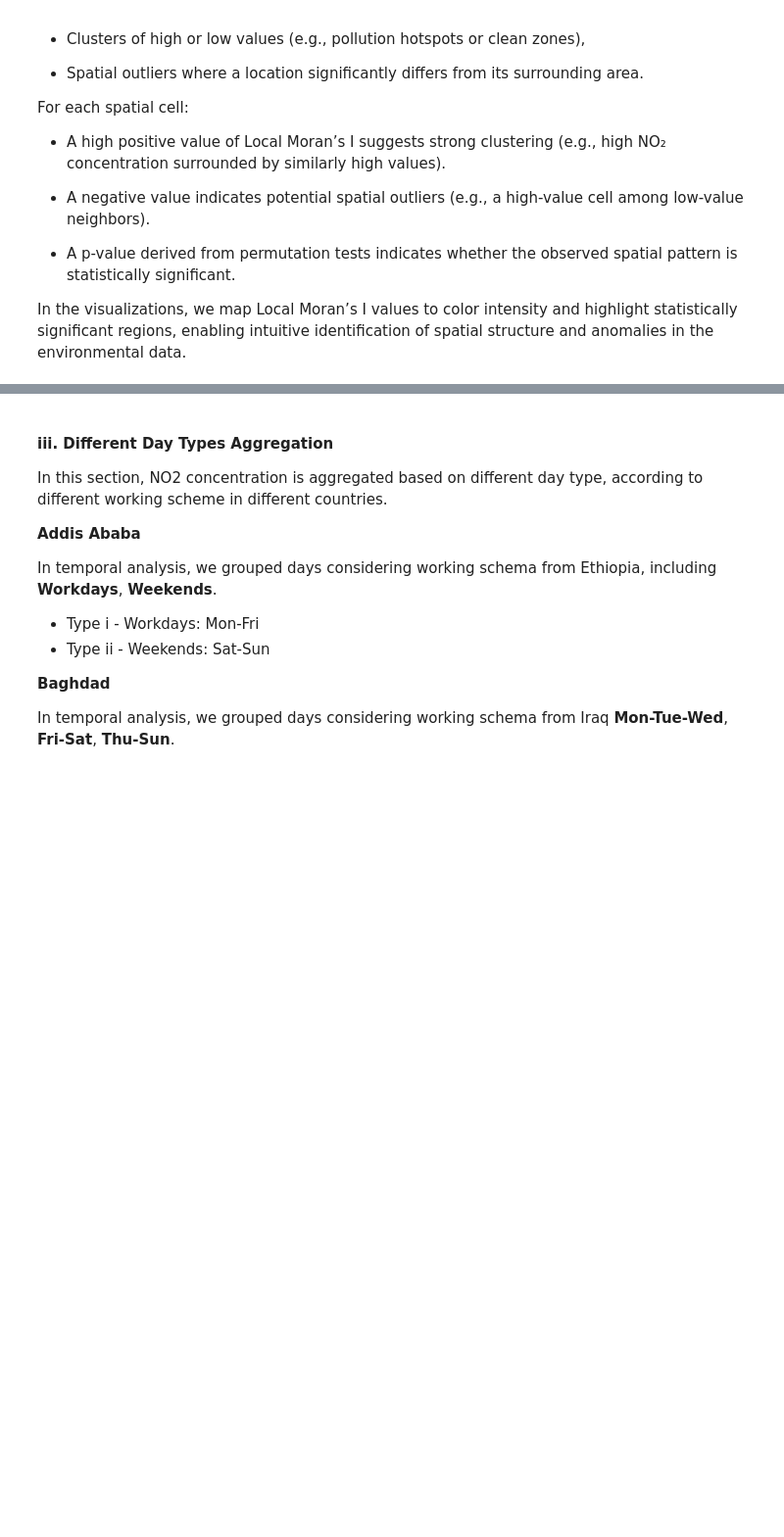
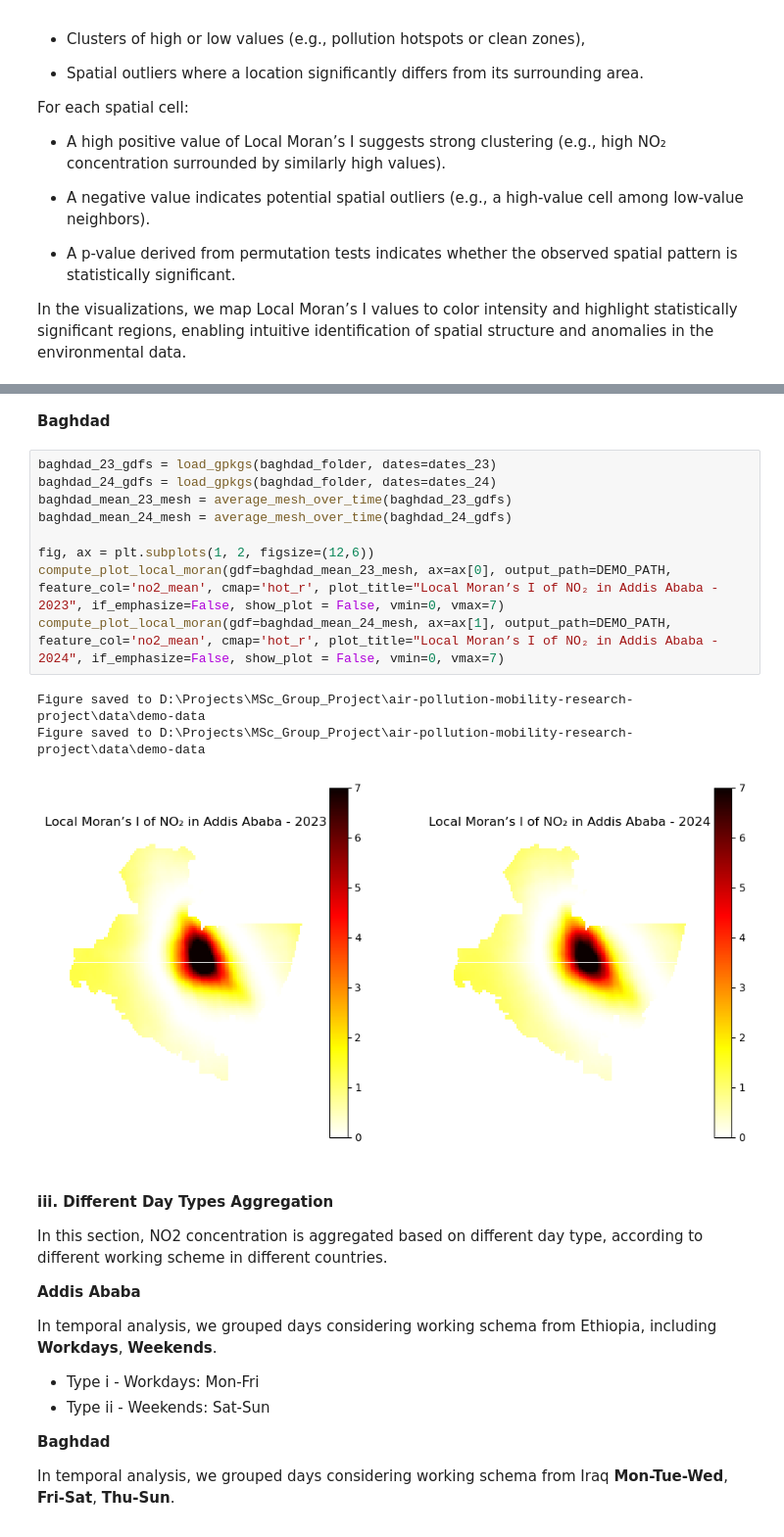
Before and after one commit to yixuan228/air-pollution-mobility-research-project, a Jupyter notebook: notebooks/3_exploratory_data_analysis.ipynb, the cells around one changed output, grey strips where cells are left out. Shown at 98% size. Drawn from its saved outputs; the diff is of its cells as text; blank space fills up the shorter version.

```diff
--- a/notebooks/3_exploratory_data_analysis.ipynb
+++ b/notebooks/3_exploratory_data_analysis.ipynb
@@ -318,3 +311,18 @@ Figure saved to D:\Projects\MSc_Group_Project\air-pollution-mobility-research-pr
+# %% [markdown]
+**Baghdad**
+# %%
+baghdad_23_gdfs = load_gpkgs(baghdad_folder, dates=dates_23)
+baghdad_24_gdfs = load_gpkgs(baghdad_folder, dates=dates_24)
+baghdad_mean_23_mesh = average_mesh_over_time(baghdad_23_gdfs)
+baghdad_mean_24_mesh = average_mesh_over_time(baghdad_24_gdfs)
+
+fig, ax = plt.subplots(1, 2, figsize=(12,6))
+compute_plot_local_moran(gdf=baghdad_mean_23_mesh, ax=ax[0], output_path=DEMO_PATH, feature_col='no2_mean', cmap='hot_r', plot_title="Local Moran’s I of NO₂ in Addis Ababa - 2023", if_emphasize=False, show_plot = False, vmin=0, vmax=7)
+compute_plot_local_moran(gdf=baghdad_mean_24_mesh, ax=ax[1], output_path=DEMO_PATH, feature_col='no2_mean', cmap='hot_r', plot_title="Local Moran’s I of NO₂ in Addis Ababa - 2024", if_emphasize=False, show_plot = False, vmin=0, vmax=7)
+# %% [output]
+Figure saved to D:\Projects\MSc_Group_Project\air-pollution-mobility-research-project\data\demo-data
+Figure saved to D:\Projects\MSc_Group_Project\air-pollution-mobility-research-project\data\demo-data
+[figure, added]
 # %% [markdown]
 #### **iii. Different Day Types Aggregation**
 
```
Also changed, not shown: parts of 13 cells of this notebook, 10 other files.
